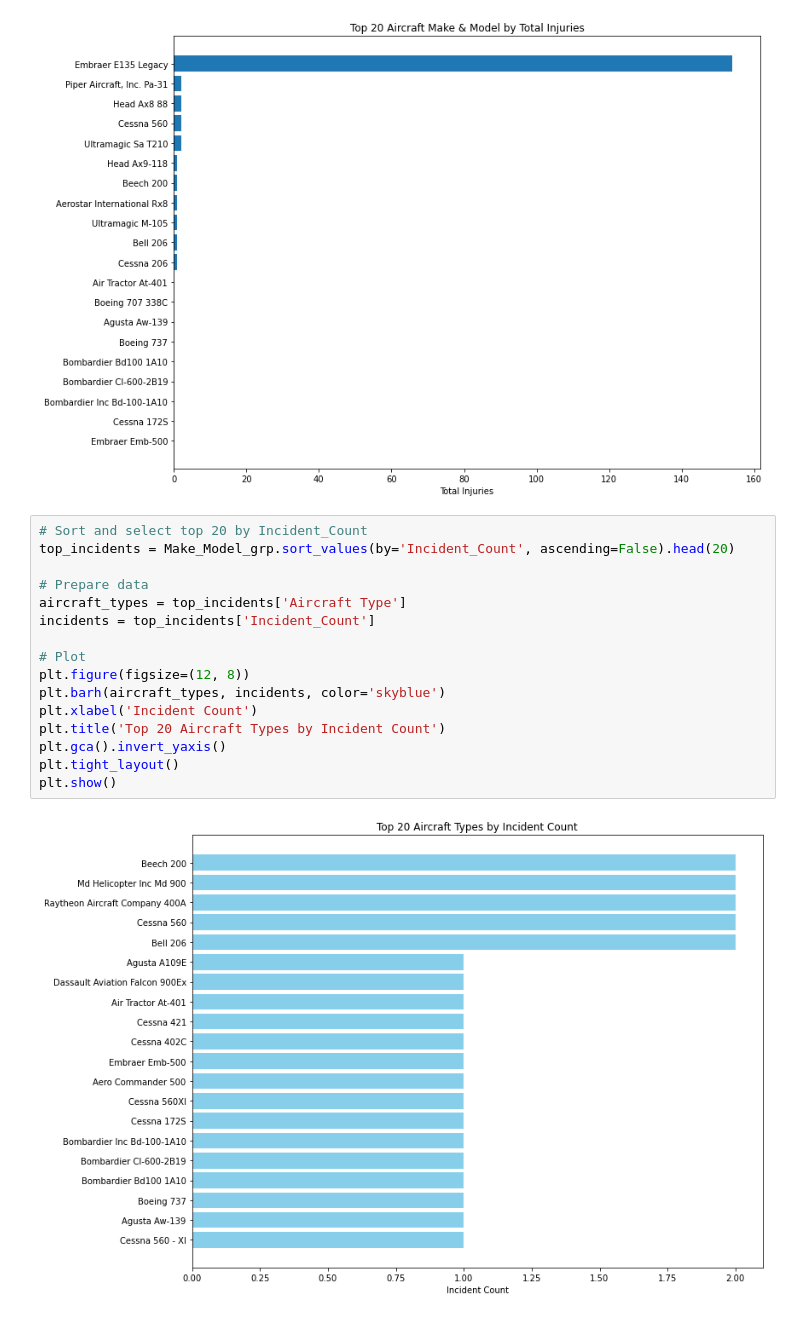
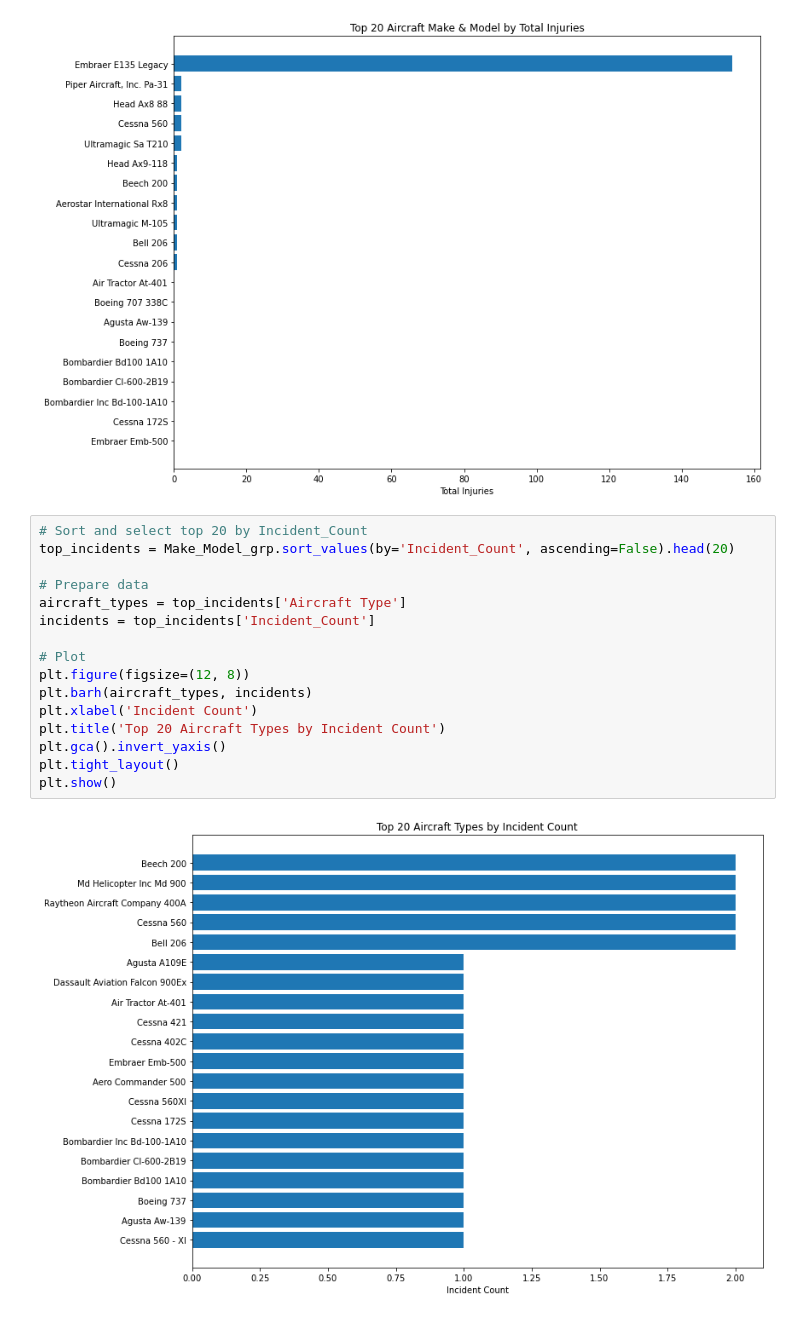
Before and after one commit to timmunene/dsc-phase-1-project-v3, a Jupyter notebook: student.ipynb, the cells around one changed output. Saved outputs shown, nothing was run; the diff lists cells and outputs as text.

```diff
--- a/student.ipynb
+++ b/student.ipynb
@@ -777,18 +777,18 @@ plt.show()
 # %%
 # Sort and select top 20 by Incident_Count
 top_incidents = Make_Model_grp.sort_values(by='Incident_Count', ascending=False).head(20)
 
 # Prepare data
 aircraft_types = top_incidents['Aircraft Type']
 incidents = top_incidents['Incident_Count']
 
 # Plot
 plt.figure(figsize=(12, 8))
-plt.barh(aircraft_types, incidents, color='skyblue')
+plt.barh(aircraft_types, incidents)
 plt.xlabel('Incident Count')
 plt.title('Top 20 Aircraft Types by Incident Count')
 plt.gca().invert_yaxis()
 plt.tight_layout()
 plt.show()
 # %% [output]
-[figure, old version]
+[figure, new version]
```
Also changed, not shown: parts of 2 cells of this notebook, 1 other file.
